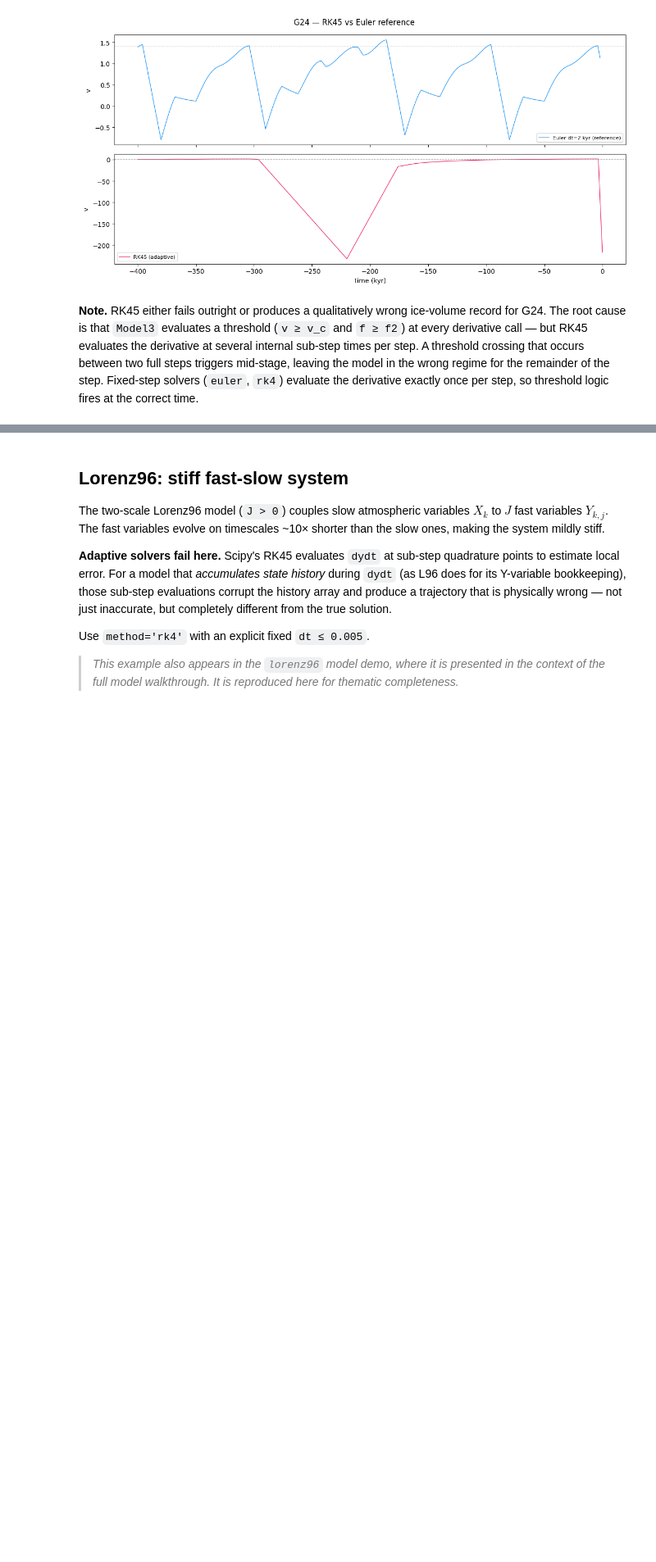
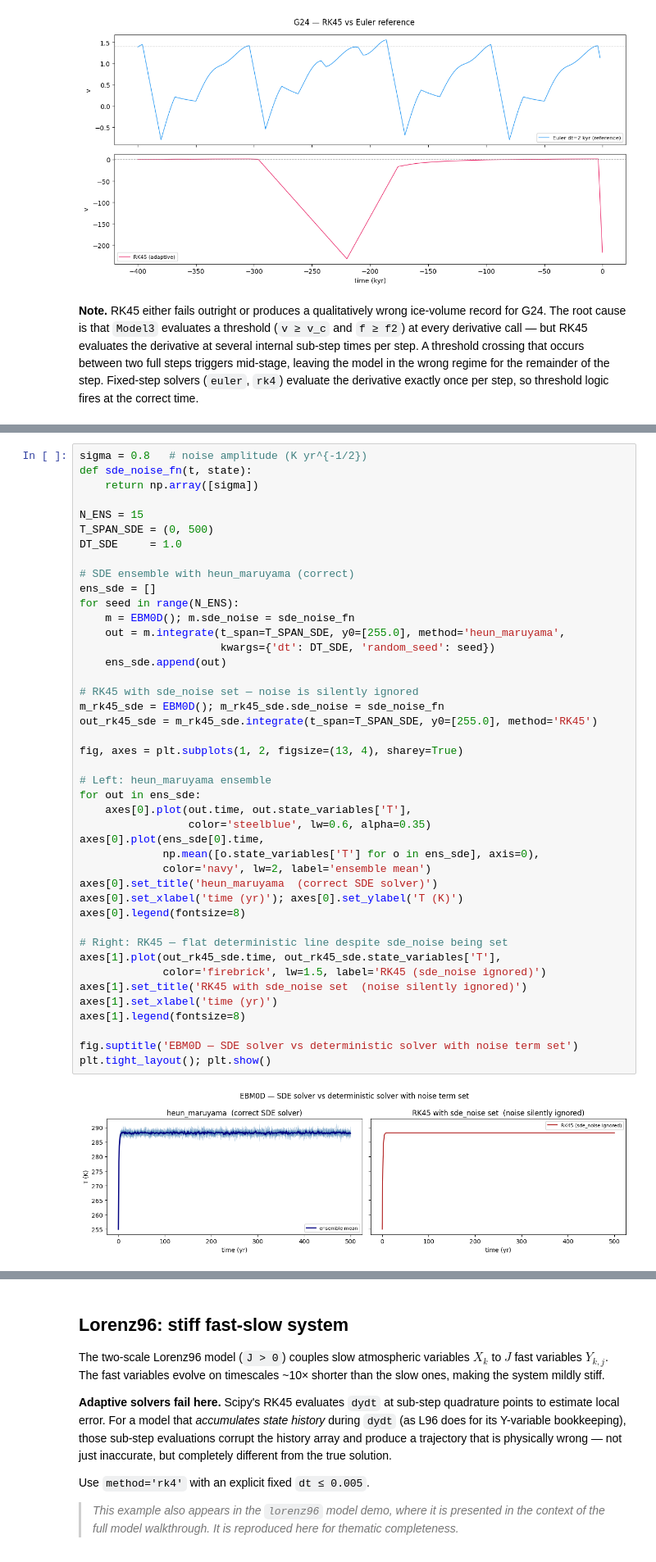
Before and after one commit to LinkedEarth/ClimateCritters, a Jupyter notebook: notebooks/functionality_demos/solver_demo.ipynb, the cells around one changed output, grey strips where cells are left out. Shown at 82% size. Drawn from its saved outputs; the diff is of its cells as text; blank space fills up the shorter version.

```diff
--- a/notebooks/functionality_demos/solver_demo.ipynb
+++ b/notebooks/functionality_demos/solver_demo.ipynb
@@ -307,0 +317,45 @@ per step, so threshold logic fires at the correct time.
+# %%
+sigma = 0.8   # noise amplitude (K yr^{-1/2})
+def sde_noise_fn(t, state):
+    return np.array([sigma])
+
+N_ENS = 15
+T_SPAN_SDE = (0, 500)
+DT_SDE     = 1.0
+
+# SDE ensemble with heun_maruyama (correct)
+ens_sde = []
+for seed in range(N_ENS):
+    m = EBM0D(); m.sde_noise = sde_noise_fn
+    out = m.integrate(t_span=T_SPAN_SDE, y0=[255.0], method='heun_maruyama',
+                      kwargs={'dt': DT_SDE, 'random_seed': seed})
+    ens_sde.append(out)
+
+# RK45 with sde_noise set — noise is silently ignored
+m_rk45_sde = EBM0D(); m_rk45_sde.sde_noise = sde_noise_fn
+out_rk45_sde = m_rk45_sde.integrate(t_span=T_SPAN_SDE, y0=[255.0], method='RK45')
+
+fig, axes = plt.subplots(1, 2, figsize=(13, 4), sharey=True)
+
+# Left: heun_maruyama ensemble
+for out in ens_sde:
+    axes[0].plot(out.time, out.state_variables['T'],
+                 color='steelblue', lw=0.6, alpha=0.35)
+axes[0].plot(ens_sde[0].time,
+             np.mean([o.state_variables['T'] for o in ens_sde], axis=0),
+             color='navy', lw=2, label='ensemble mean')
+axes[0].set_title('heun_maruyama  (correct SDE solver)')
+axes[0].set_xlabel('time (yr)'); axes[0].set_ylabel('T (K)')
+axes[0].legend(fontsize=8)
+
+# Right: RK45 — flat deterministic line despite sde_noise being set
+axes[1].plot(out_rk45_sde.time, out_rk45_sde.state_variables['T'],
+             color='firebrick', lw=1.5, label='RK45 (sde_noise ignored)')
+axes[1].set_title('RK45 with sde_noise set  (noise silently ignored)')
+axes[1].set_xlabel('time (yr)')
+axes[1].legend(fontsize=8)
+
+fig.suptitle('EBM0D — SDE solver vs deterministic solver with noise term set')
+plt.tight_layout(); plt.show()
+# %% [output]
+[figure, added]
```
Also changed, not shown: parts of 4 cells of this notebook.
